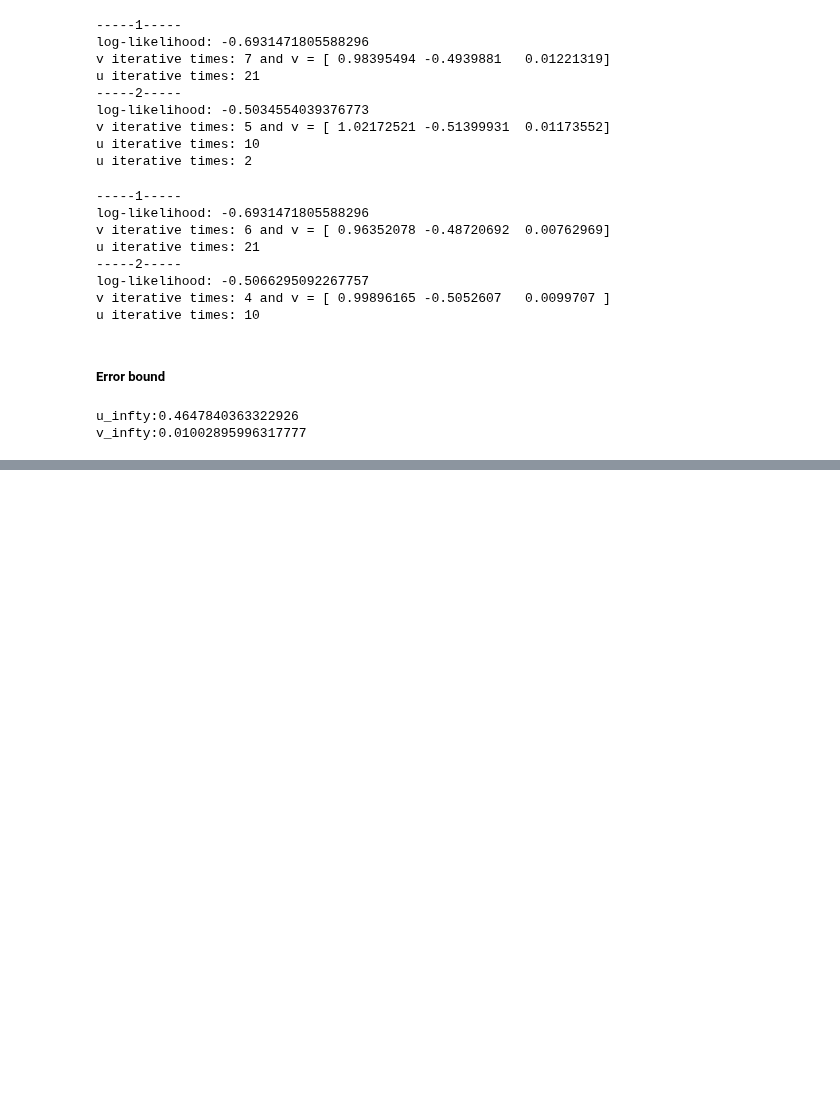
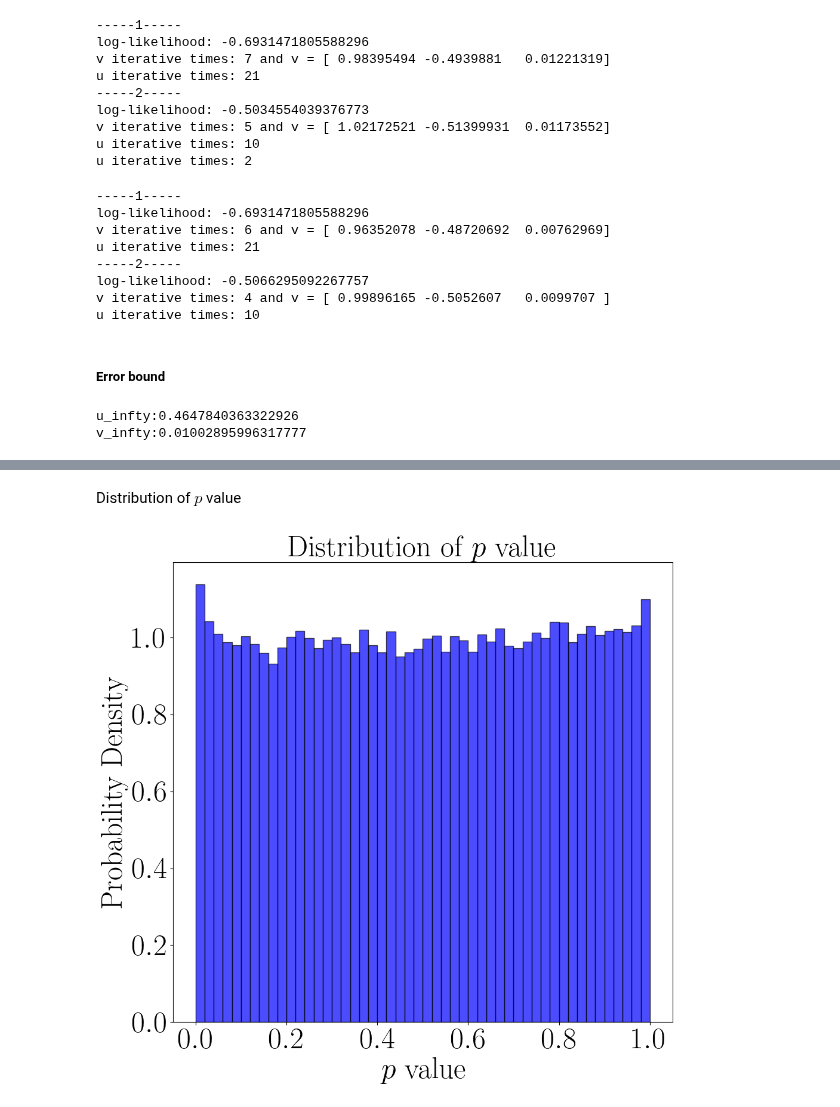
Before and after one commit to PinjunD/Statistical-ranking-with-dynamic-covariate, a Jupyter notebook: illustration.ipynb, the cells around one changed output, grey strips where cells are left out. Saved outputs shown, nothing was run; the diff lists cells and outputs as text; code cells hidden in the pictures; blank space fills up the shorter version.

```diff
--- a/illustration.ipynb
+++ b/illustration.ipynb
@@ -161,0 +185,17 @@ Error:
+# %% [markdown]
+Distribution of $p$ value
+# %%
+p_value = 1-chi2.cdf(Data,np.mean(Data))
+plt.figure(figsize=(10.8, 10))
+#x = np.linspace(0, 50, 1000)
+#pdf = chi2.cdf(x, np.mean(res))
+plt.hist(p_value, bins=50, alpha=0.7, color='blue', edgecolor='black',density = True)
+#plt.plot(x, pdf, label=f'Chi-squared Distribution', color='blue')
+plt.title(r'Distribution of $p$ value',size=sz)
+plt.xlabel(r'$p$ value',size=sz)
+plt.ylabel('Probability Density',size=sz)
+plt.xticks(size=sz)
+plt.yticks(size=sz)
+plt.savefig(save_path+file_name_2+'.pdf')
+# %% [output]
+[figure, added]
```
Also changed, not shown: parts of 13 cells of this notebook, 13 other files.
